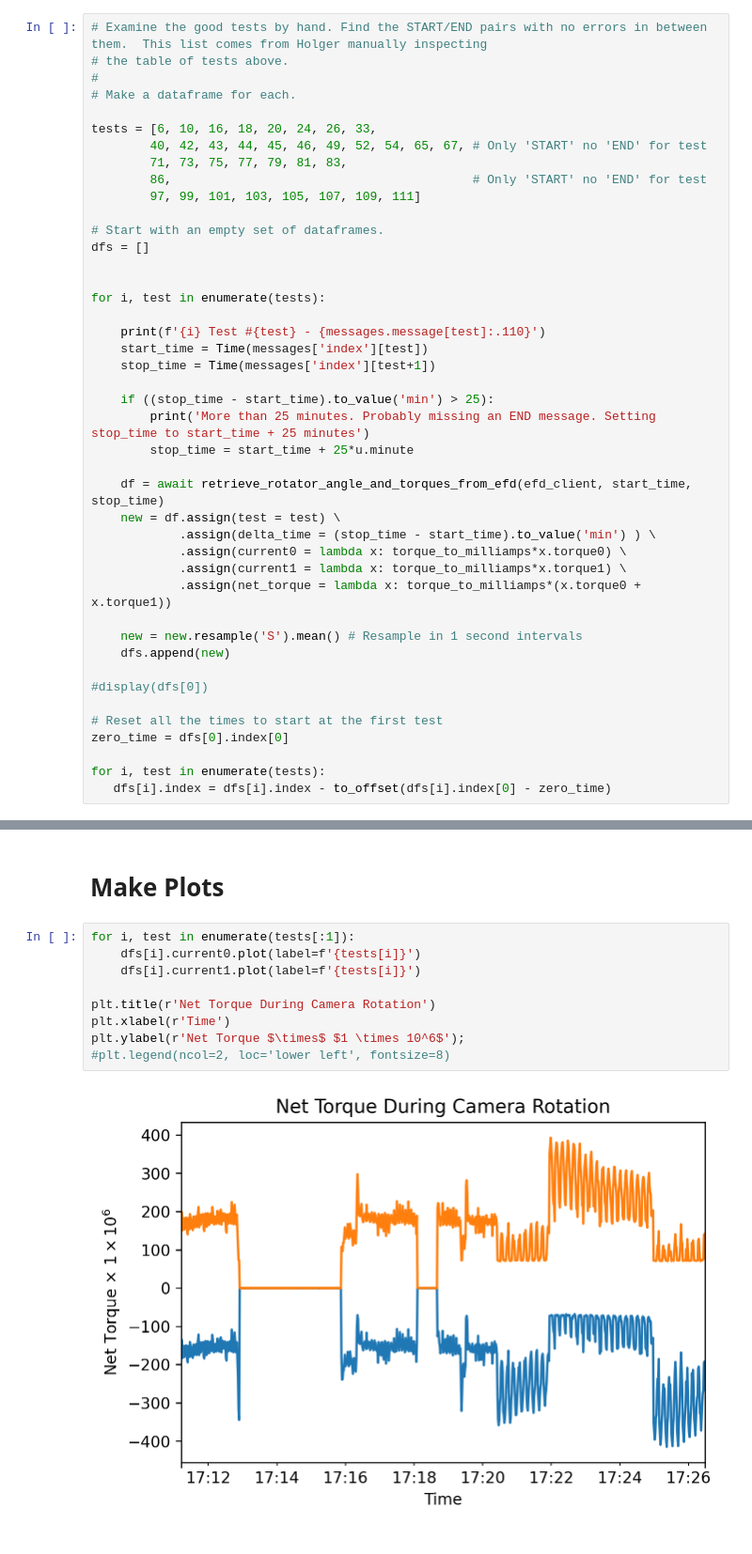
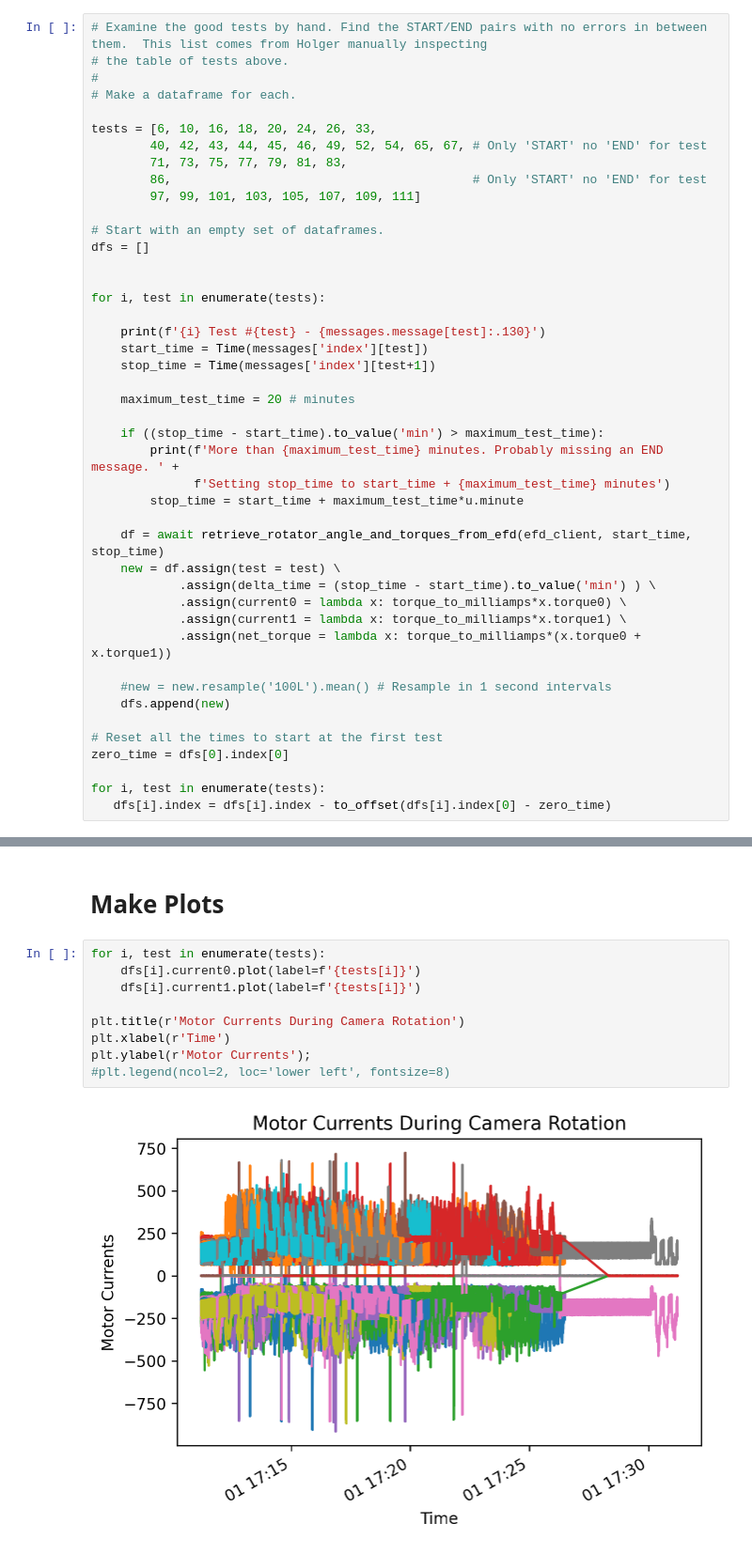
Before and after one commit to cwwalter/summit, a Jupyter notebook: Rotator Torque.ipynb, the cells around one changed output, grey strips where cells are left out. Shown at 94% size. Drawn from its saved outputs; the diff is of its cells as text.

```diff
--- a/Rotator Torque.ipynb
+++ b/Rotator Torque.ipynb
@@ -146,13 +143,16 @@ dfs = []
 
 for i, test in enumerate(tests):
 
-    print(f'{i} Test #{test} - {messages.message[test]:.110}')
+    print(f'{i} Test #{test} - {messages.message[test]:.130}')
     start_time = Time(messages['index'][test])
     stop_time = Time(messages['index'][test+1])
 
-    if ((stop_time - start_time).to_value('min') > 25):
-        print('More than 25 minutes. Probably missing an END message. Setting stop_time to start_time + 25 minutes')
-        stop_time = start_time + 25*u.minute
+    maximum_test_time = 20 # minutes
+
+    if ((stop_time - start_time).to_value('min') > maximum_test_time):
+        print(f'More than {maximum_test_time} minutes. Probably missing an END message. ' +
+              f'Setting stop_time to start_time + {maximum_test_time} minutes')
+        stop_time = start_time + maximum_test_time*u.minute
 
     df = await retrieve_rotator_angle_and_torques_from_efd(efd_client, start_time, stop_time)
     new = df.assign(test = test) \
@@ -161,10 +161,8 @@ for i, test in enumerate(tests):
             .assign(current1 = lambda x: torque_to_milliamps*x.torque1) \
             .assign(net_torque = lambda x: torque_to_milliamps*(x.torque0 + x.torque1))
 
-    new = new.resample('S').mean() # Resample in 1 second intervals
+    #new = new.resample('100L').mean() # Resample in 1 second intervals
     dfs.append(new)
-
-#display(dfs[0])
 
 # Reset all the times to start at the first test
 zero_time = dfs[0].index[0]
@@ -235,16 +226,16 @@ for i, test in enumerate(tests):
 # %% [markdown]
 # Make Plots
 # %%
-for i, test in enumerate(tests[:1]):
+for i, test in enumerate(tests):
     dfs[i].current0.plot(label=f'{tests[i]}')
     dfs[i].current1.plot(label=f'{tests[i]}')
 
-plt.title(r'Net Torque During Camera Rotation')
+plt.title(r'Motor Currents During Camera Rotation')
 plt.xlabel(r'Time')
-plt.ylabel(r'Net Torque $\times$ $1 \times 10^6$');
+plt.ylabel(r'Motor Currents');
 #plt.legend(ncol=2, loc='lower left', fontsize=8)
 # %% [output]
-[figure, old version]
+[figure, new version]
 # %%
 #dfs[0].plot.scatter('actualPosition', 'net_torque', marker=".", s=.1)
 
```
Also changed, not shown: parts of 9 cells of this notebook.
